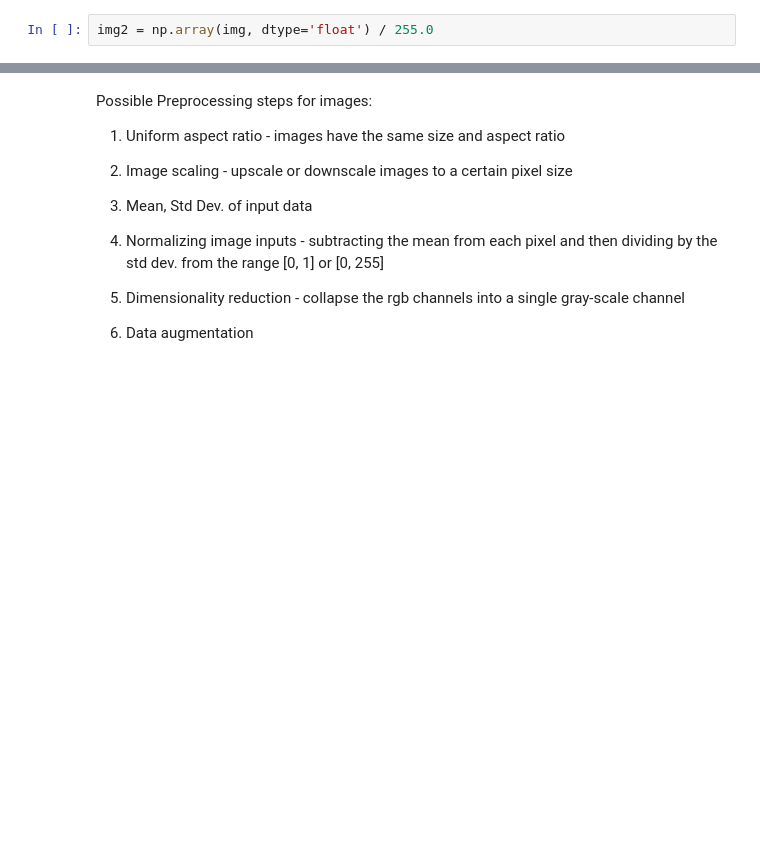
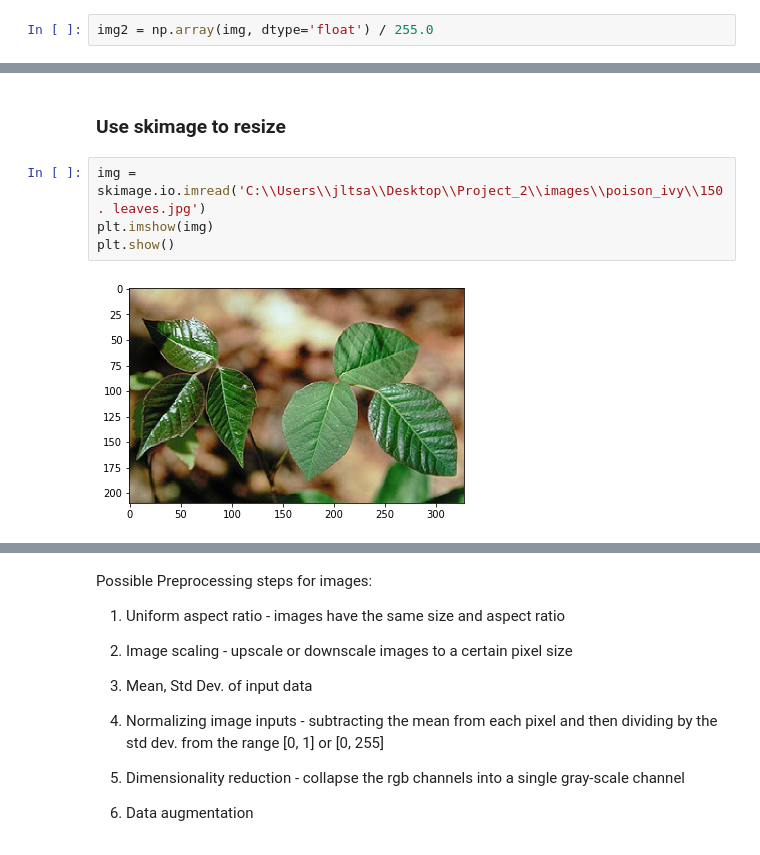
Before and after one commit to jltsao88/Capstone_Project_2, a Jupyter notebook: 02_Data_Wrangling.ipynb, the cells around one changed output, grey strips where cells are left out. Cells and saved outputs as stored; diff of their text form; blank space fills up the shorter version.

```diff
--- a/02_Data_Wrangling.ipynb
+++ b/02_Data_Wrangling.ipynb
@@ -95,0 +110,8 @@ array([[[0.51764706, 0.63137255, 0.71372549],
+# %% [markdown]
+### Use skimage to resize
+# %%
+img = skimage.io.imread('C:\\Users\\jltsa\\Desktop\\Project_2\\images\\poison_ivy\\150. leaves.jpg')
+plt.imshow(img)
+plt.show()
+# %% [output]
+[figure, added]
```
Also changed, not shown: parts of 16 cells of this notebook, 3 other files.
